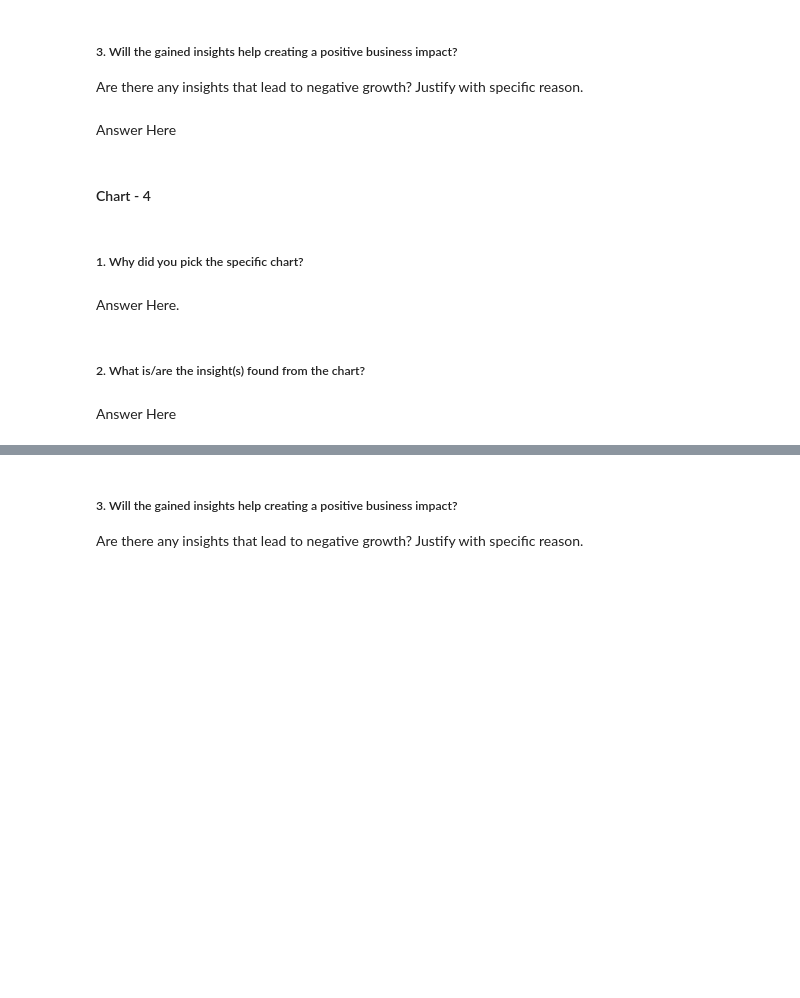
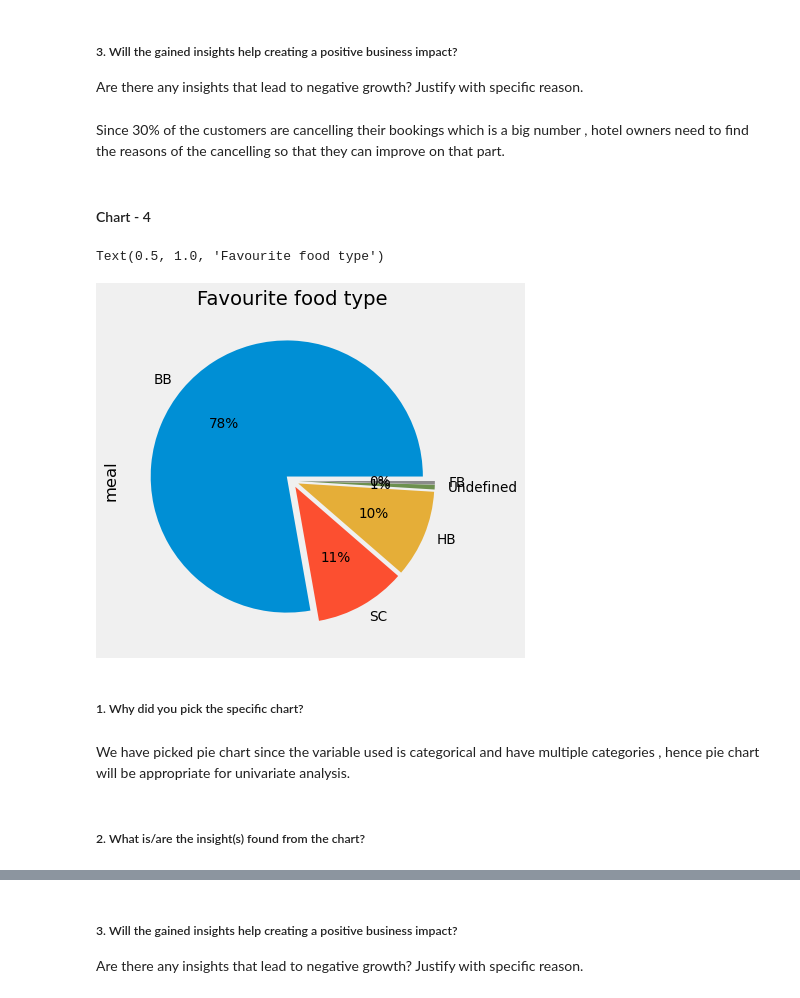
Before and after one commit to abhimanyupandey1996/hotel-booking-analysis, a Jupyter notebook: abhimanyu_kumar_pandey_hotel_booking_analysis.ipynb, the cells around one changed output, grey strips where cells are left out. Drawn from its saved outputs; the diff is of its cells as text; code cells hidden in the pictures; blank space fills up the shorter version.

```diff
--- a/abhimanyu_kumar_pandey_hotel_booking_analysis.ipynb
+++ b/abhimanyu_kumar_pandey_hotel_booking_analysis.ipynb
@@ -420,7 +468,7 @@ Answer Here
 # %% [markdown]
 ##### 3. Will the gained insights help creating a positive business impact?
 Are there any insights that lead to negative growth? Justify with specific reason.
-# %% [markdown]
-Answer Here
+# %% [markdown]
+Since 30% of the customers are cancelling their bookings which is a big number , hotel owners need to find the reasons of the cancelling so that they can improve on that part.
 # %% [markdown]
 #### Chart - 4
@@ -429,8 +475,13 @@ Answer Here
+# %%
+meal_typ =df['meal'].value_counts()
+meal_typ.plot.pie(autopct='%1.0f%%',explode = [0.05]*5)
+plt.title('Favourite food type')
+# %% [output]
+Text(0.5, 1.0, 'Favourite food type')
+[figure, added]
 # %% [markdown]
 ##### 1. Why did you pick the specific chart?
-# %% [markdown]
-Answer Here.
+# %% [markdown]
+We have picked pie chart since the variable used is categorical and have multiple categories , hence pie chart will be appropriate for univariate analysis.
 # %% [markdown]
 ##### 2. What is/are the insight(s) found from the chart?
-# %% [markdown]
-Answer Here
```
Also changed, not shown: parts of 30 cells of this notebook.
